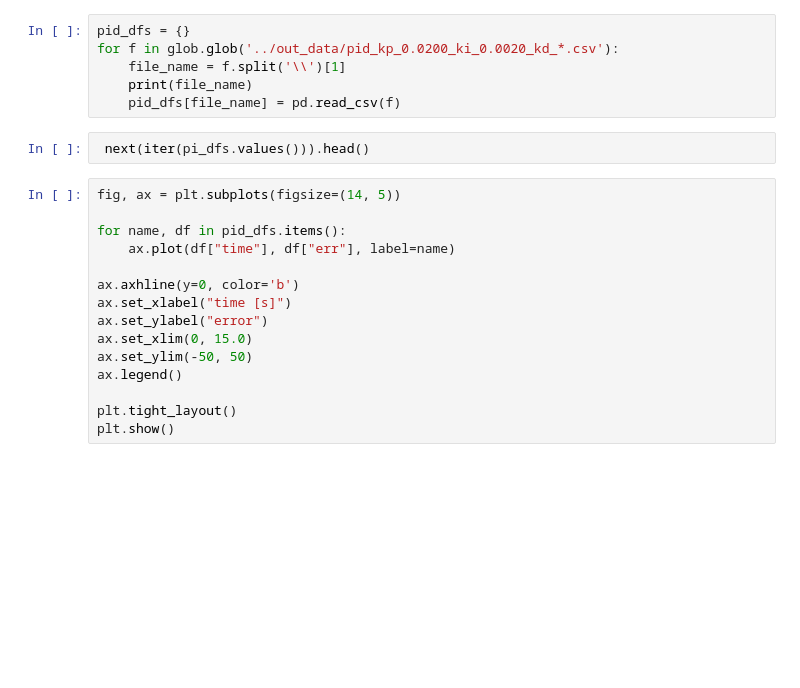
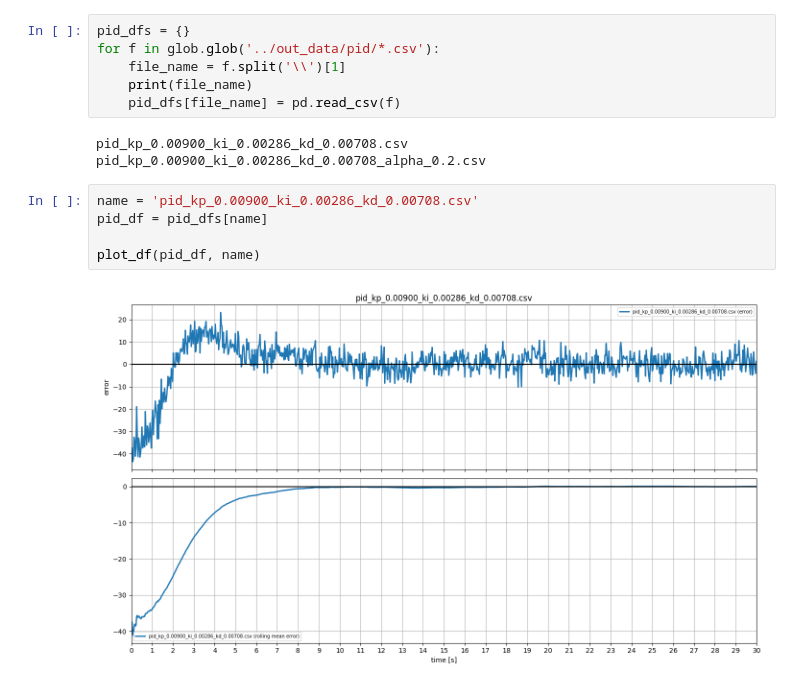
Before and after one commit to B33Boy/autonomy-from-scratch, a Jupyter notebook: controllers/pid_control/analysis/pid_tuning.ipynb, the cells around one changed output. Saved outputs shown, nothing was run; the diff lists cells and outputs as text; blank space fills up the shorter version.

```diff
--- a/controllers/pid_control/analysis/pid_tuning.ipynb
+++ b/controllers/pid_control/analysis/pid_tuning.ipynb
@@ -90,23 +133,16 @@ plt.show()
 # %%
 pid_dfs = {}
-for f in glob.glob('../out_data/pid_kp_0.0200_ki_0.0020_kd_*.csv'):
+for f in glob.glob('../out_data/pid/*.csv'):
     file_name = f.split('\\')[1]
     print(file_name)
     pid_dfs[file_name] = pd.read_csv(f)
+# %% [output]
+pid_kp_0.00900_ki_0.00286_kd_0.00708.csv
+pid_kp_0.00900_ki_0.00286_kd_0.00708_alpha_0.2.csv
-# %%
- next(iter(pi_dfs.values())).head()
-# %%
-fig, ax = plt.subplots(figsize=(14, 5))
-
-for name, df in pid_dfs.items():
-    ax.plot(df["time"], df["err"], label=name)
-
-ax.axhline(y=0, color='b')
-ax.set_xlabel("time [s]")
-ax.set_ylabel("error")
-ax.set_xlim(0, 15.0)
-ax.set_ylim(-50, 50)
-ax.legend()
-
-plt.tight_layout()
-plt.show()
+# %%
+name = 'pid_kp_0.00900_ki_0.00286_kd_0.00708.csv'
+pid_df = pid_dfs[name]
+
+plot_df(pid_df, name)
+# %% [output]
+[figure, added]
```
Also changed, not shown: parts of 22 cells of this notebook, 15 other files.
